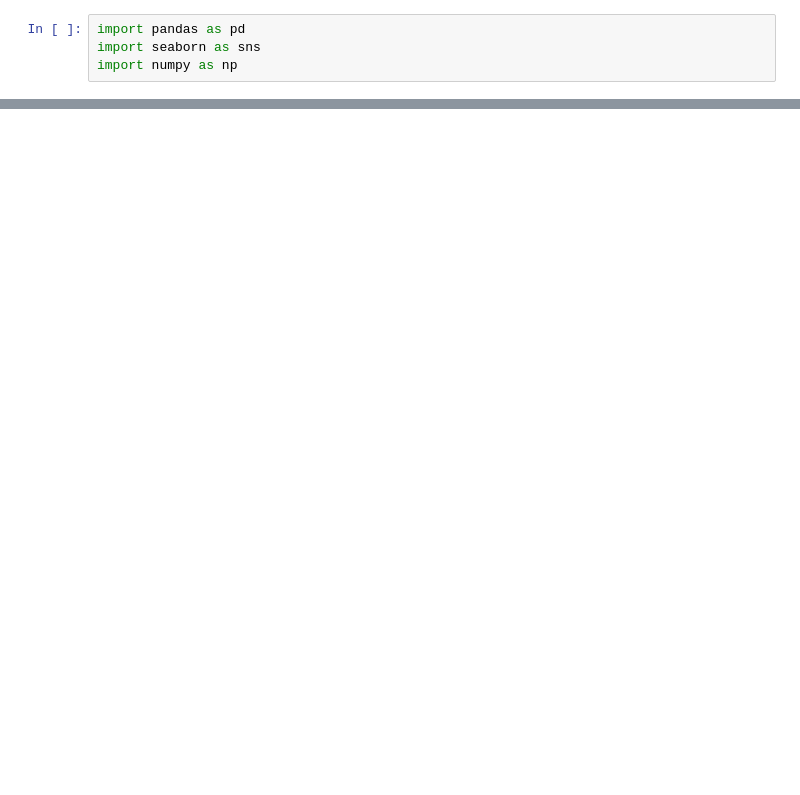
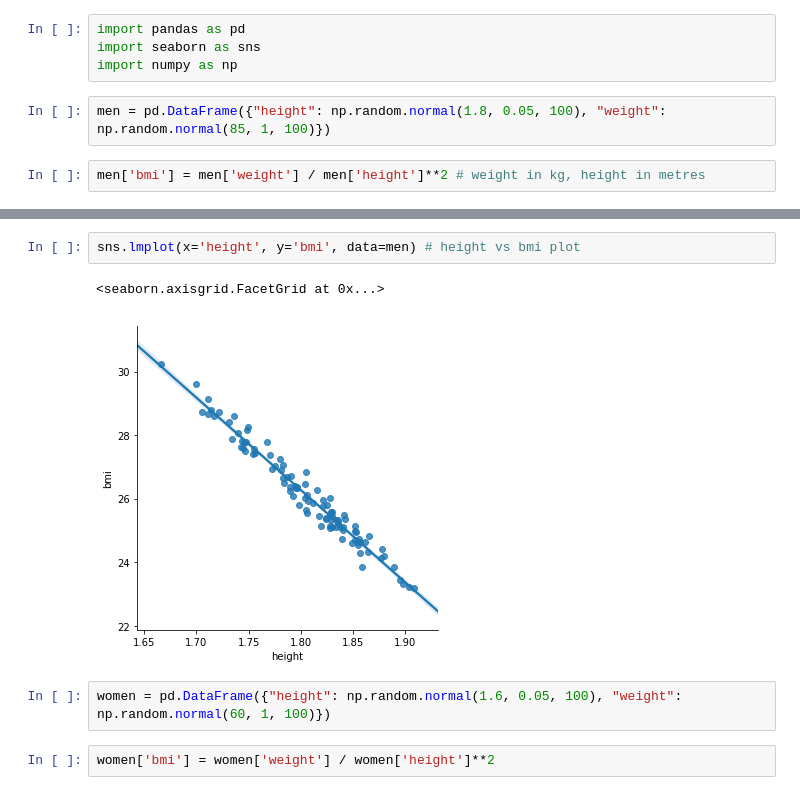
Before and after one commit to Datagatherer2357/Simpsons-paradox, a Jupyter notebook: Simpsons-paradox.ipynb, the cells around one changed output, grey strips where cells are left out. Saved outputs shown, nothing was run; the diff lists cells and outputs as text; blank space fills up the shorter version.

Commit message:
Finished Simpsons data

```diff
--- a/Simpsons-paradox.ipynb
+++ b/Simpsons-paradox.ipynb
@@ -75,3 +77,7 @@ This is because more men applied to the departments which had the higher admissi
 import pandas as pd
 import seaborn as sns
 import numpy as np
+# %%
+men = pd.DataFrame({"height": np.random.normal(1.8, 0.05, 100), "weight": np.random.normal(85, 1, 100)})
+# %%
+men['bmi'] = men['weight'] / men['height']**2 # weight in kg, height in metres
@@ -77,0 +105,9 @@ import numpy as np
+# %%
+sns.lmplot(x='height', y='bmi', data=men) # height vs bmi plot
+# %% [output]
+<seaborn.axisgrid.FacetGrid at 0x...>
+[figure, added]
+# %%
+women = pd.DataFrame({"height": np.random.normal(1.6, 0.05, 100), "weight": np.random.normal(60, 1, 100)})
+# %%
+women['bmi'] = women['weight'] / women['height']**2
```
Also changed, not shown: parts of 9 cells of this notebook.
